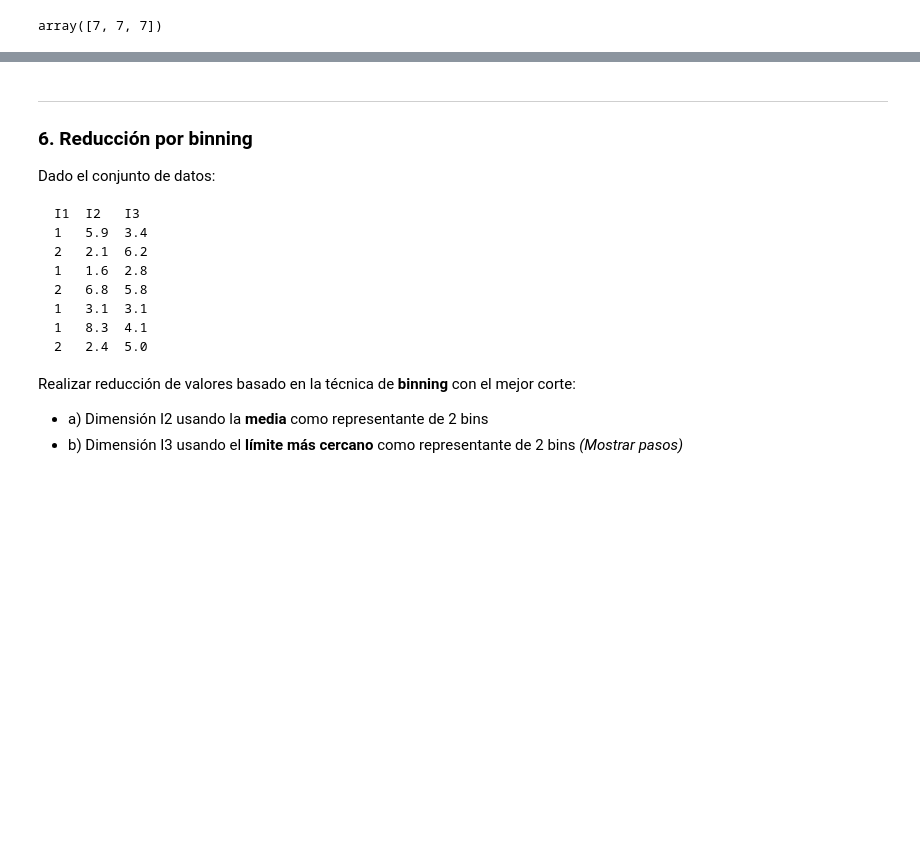
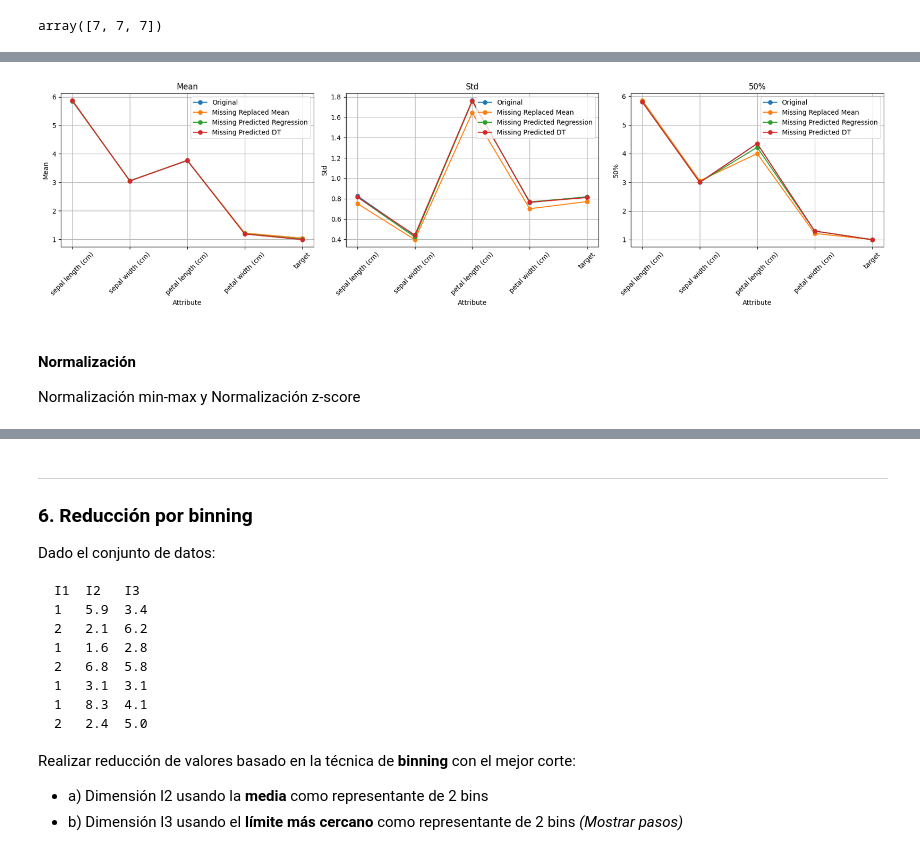
Before and after one commit to jodiazro/TallerPreprocesamientoMD, a Jupyter notebook: TallerPreprocesamiento.ipynb, the cells around one changed output, grey strips where cells are left out. Drawn from its saved outputs; the diff is of its cells as text; code cells hidden in the pictures; blank space fills up the shorter version.

```diff
--- a/TallerPreprocesamiento.ipynb
+++ b/TallerPreprocesamiento.ipynb
@@ -328,0 +325,4 @@ Usar el conjunto de datos *iris* en Weka:
+# %%
+iris = load_iris(as_frame=True)
+df   = iris.frame
+df.head()
@@ -328,0 +355,6 @@ Usar el conjunto de datos *iris* en Weka:
+# %%
+# Reemplazando los datos con la media del atributo
+df_iris_missing_replaced_mean = df_iris_missing.fillna(df_iris_missing.mean())
+df_iris_missing_replaced_mean.head()
+df_iris_missing_replaced_mean.info()
+df_iris_missing_replaced_mean.isna().sum()
@@ -328,0 +483,35 @@ Usar el conjunto de datos *iris* en Weka:
+# %%
+
+import matplotlib.pyplot as plt
+
+# Get descriptive statistics for each DataFrame
+desc_df = df.describe().T
+desc_df_mean = df_iris_missing_replaced_mean.describe().T
+desc_df_reg = df_iris_missing_predicted_regression.describe().T
+desc_df_dt = df_iris_missing_predicted_dt.describe().T
+
+# Prepare data for plotting
+stats_to_plot = ['mean', 'std', '50%'] # Corresponding to 'promedio', 'std', and '50%'
+
+fig, axes = plt.subplots(1, 3, figsize=(18, 5))
+
+for i, stat in enumerate(stats_to_plot):
+  ax = axes[i]
+  ax.plot(desc_df.index, desc_df[stat], marker='o', linestyle='-', label='Original')
+  ax.plot(desc_df_mean.index, desc_df_mean[stat], marker='o', linestyle='-', label='Missing Replaced Mean')
+  ax.plot(desc_df_reg.index, desc_df_reg[stat], marker='o', linestyle='-', label='Missing Predicted Regression')
+  ax.plot(desc_df_dt.index, desc_df_dt[stat], marker='o', linestyle='-', label='Missing Predicted DT')
+  ax.set_title(f'{stat.capitalize()}')
+  ax.set_ylabel(stat.capitalize())
+  ax.set_xlabel('Attribute')
+  ax.tick_params(axis='x', rotation=45)
+  ax.legend()
+  ax.grid(True)
+
+plt.tight_layout()
+plt.show()
+# %% [output]
+[figure, added]
+# %% [markdown]
+#### Normalización
+Normalización min-max y Normalización z-score
```
Also changed, not shown: parts of 26 cells of this notebook.
